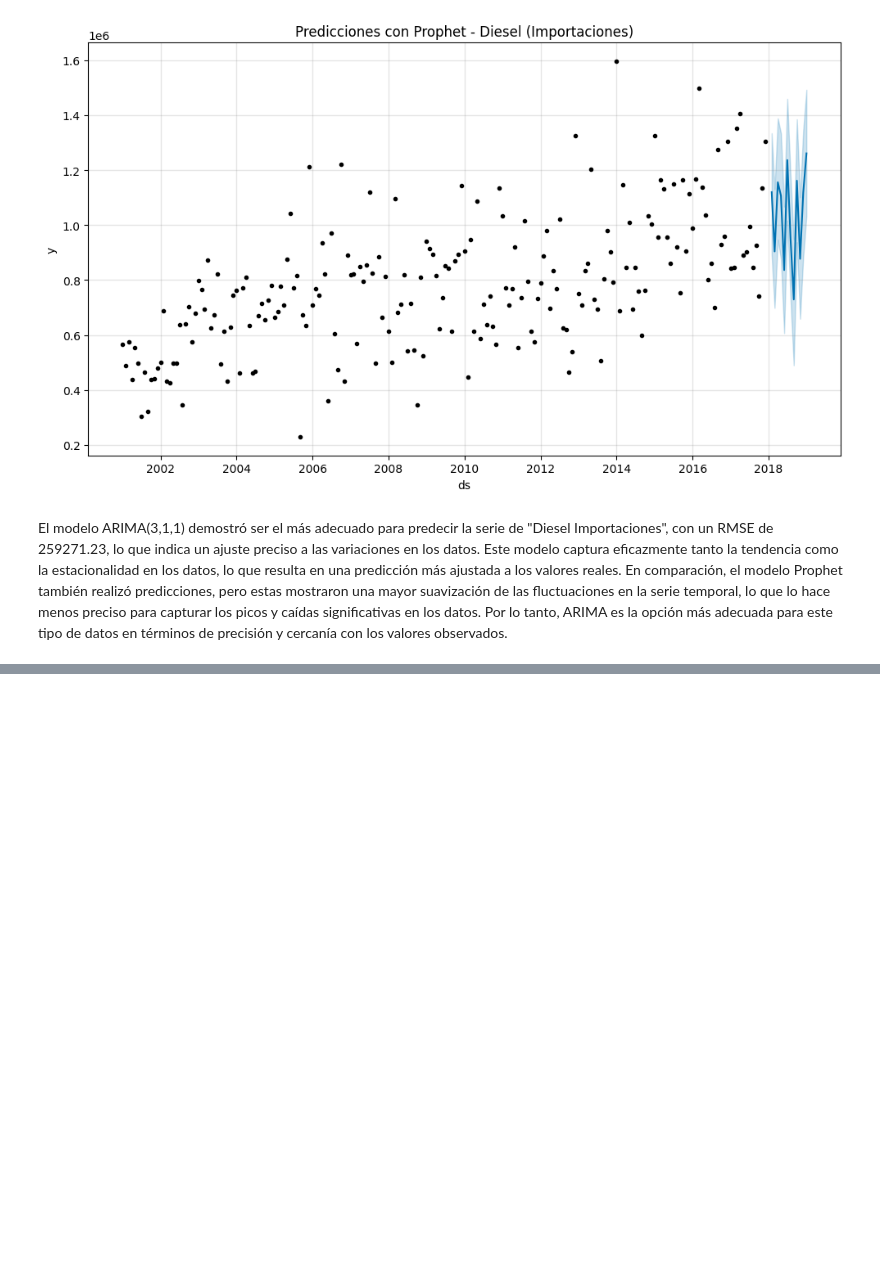
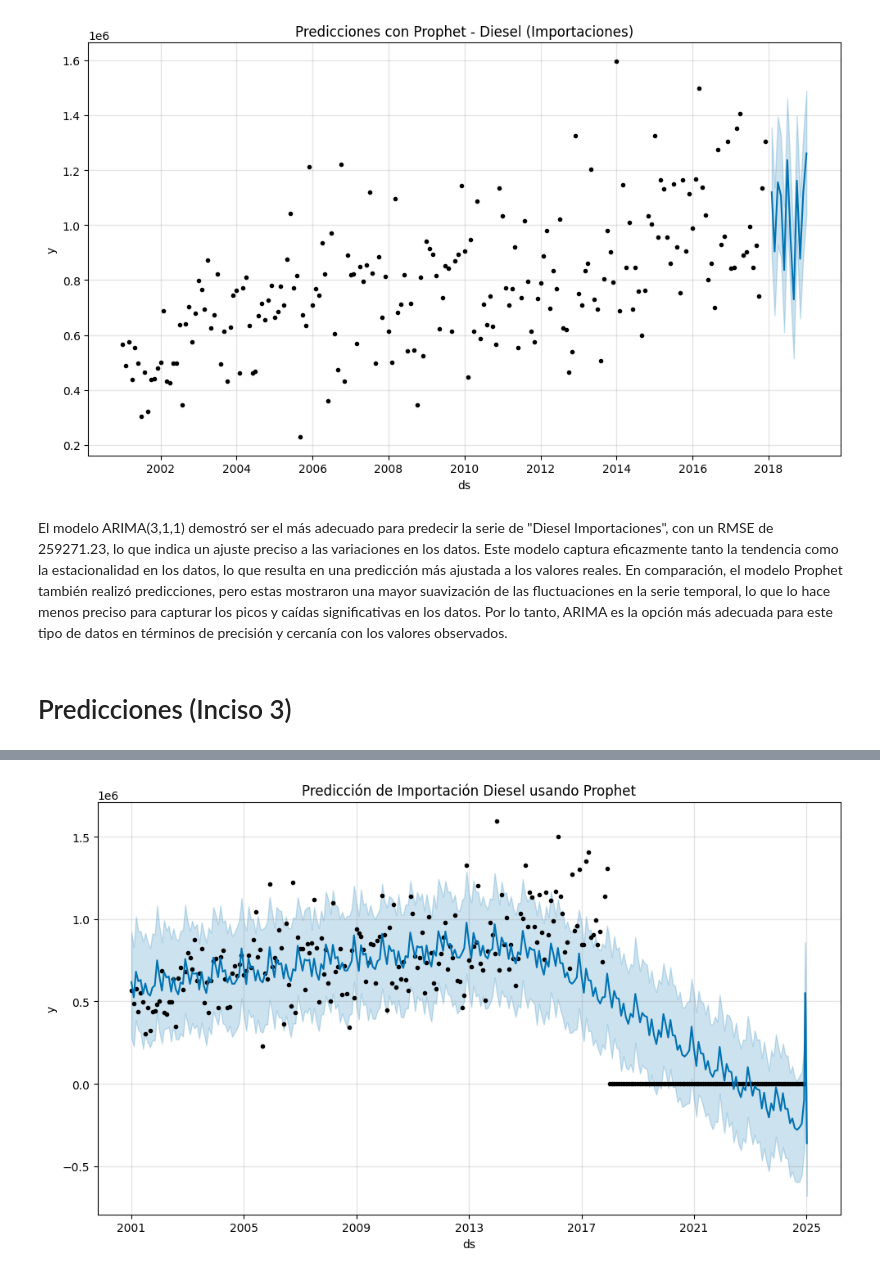
Before and after one commit to michellemej22596/Laboratorio-01-Series-de-Tiempo, a Jupyter notebook: DieselImportacion.ipynb, the cells around one changed output, grey strips where cells are left out. Drawn from its saved outputs; the diff is of its cells as text; code cells hidden in the pictures; blank space fills up the shorter version.

Commit message:
Feat: Prediccion faltante importacion Diesel

```diff
--- a/DieselImportacion.ipynb
+++ b/DieselImportacion.ipynb
@@ -328,3 +328,35 @@ Importing plotly failed. Interactive plots will not work.
 [figure]
 # %% [markdown]
 El modelo ARIMA(3,1,1) demostró ser el más adecuado para predecir la serie de "Diesel Importaciones", con un RMSE de 259271.23, lo que indica un ajuste preciso a las variaciones en los datos. Este modelo captura eficazmente tanto la tendencia como la estacionalidad en los datos, lo que resulta en una predicción más ajustada a los valores reales. En comparación, el modelo Prophet también realizó predicciones, pero estas mostraron una mayor suavización de las fluctuaciones en la serie temporal, lo que lo hace menos preciso para capturar los picos y caídas significativas en los datos. Por lo tanto, ARIMA es la opción más adecuada para este tipo de datos en términos de precisión y cercanía con los valores observados.
+# %% [markdown]
+# Predicciones (Inciso 3)
+# %%
+import pandas as pd
+from prophet import Prophet
+import matplotlib.pyplot as plt
+
+# Cargar los datos de importación desde el archivo 'Importacion.xlsx'
+df_importacion_diesel = pd.read_excel("Importacion.xlsx")
+
+# Preparar los datos para Prophet
+serie_diesel_importacion = df_importacion_diesel[['Fecha', 'Diesel alto azufre']].dropna().set_index("Fecha")
+df_prophet_diesel_import = serie_diesel_importacion.reset_index()[['Fecha', 'Diesel alto azufre']].rename(columns={'Fecha': 'ds', 'Diesel alto azufre': 'y'})
+
+# Crear el modelo Prophet
+modelo_prophet_diesel_import = Prophet(yearly_seasonality=True)
+
+# Ajustar el modelo
+modelo_prophet_diesel_import.fit(df_prophet_diesel_import)
+
+# Crear el dataframe para los próximos 36 meses (últimos 3 años)
+future_diesel_import = modelo_prophet_diesel_import.make_future_dataframe(periods=36)
+
+# Realizar las predicciones
+forecast_diesel_import = modelo_prophet_diesel_import.predict(future_diesel_import)
+
+# Graficar las predicciones
+modelo_prophet_diesel_import.plot(forecast_diesel_import)
+plt.title("Predicción de Importación Diesel usando Prophet")
+plt.tight_layout()
+plt.show()
+# %% [output]
@@ -330,0 +365 @@ El modelo ARIMA(3,1,1) demostró ser el más adecuado para predecir la serie de
+[figure, added]
```
Also changed, not shown: parts of 8 cells of this notebook.
